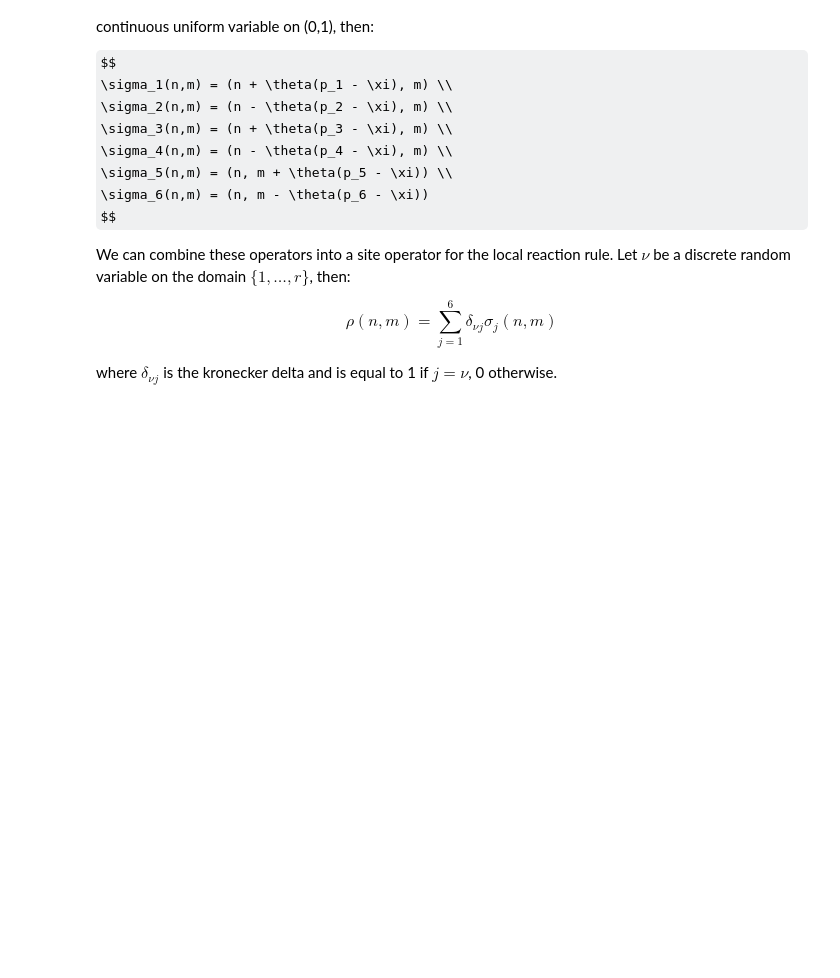
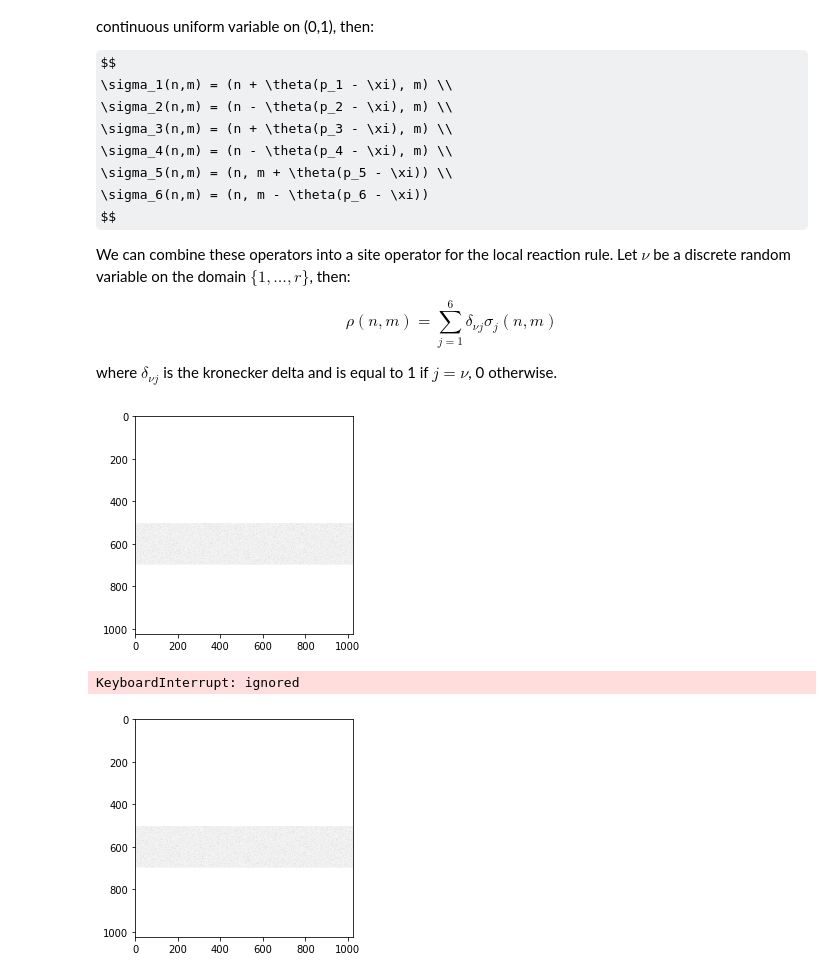
Before and after one commit to JanSchering/Thesis, a Jupyter notebook: fitzhugh_kapral.ipynb, the cells around one changed output. Drawn from its saved outputs; the diff is of its cells as text; code cells hidden in the pictures; some formulas as TeX source; blank space fills up the shorter version.

```diff
--- a/fitzhugh_kapral.ipynb
+++ b/fitzhugh_kapral.ipynb
@@ -387,20 +443,40 @@ def p6(state:t.Tensor, N:int, gamma:float, k3_star:float) -> t.Tensor:
 probability_funcs = [p1,p2,p3,p4,p5,p6]
 # %%
 def sigma(state:t.Tensor, channel:int, N:int, gamma:float, rate_coefficients: List[float]):
-  grid_dim = state[-1]
+  grid_dim = state.shape[-1]
   rate_coefficient = rate_coefficients[channel]
   reaction_prob = probability_funcs[channel](state, gamma, N, rate_coefficient)
   threshold = uniform.Uniform(0,1).sample_n(grid_dim**2).reshape(grid_dim, grid_dim)
   if channel == 0 or channel == 2:
-    state[0] = state[0] + t.heaviside(reaction_prob - threshold)
+    state[0] = state[0] + t.heaviside(reaction_prob - threshold, values=t.zeros(grid_dim, grid_dim))
   elif channel == 1 or channel == 3:
-    state[0] = state[0] - t.heaviside(reaction_prob - threshold)
+    state[0] = state[0] - t.heaviside(reaction_prob - threshold, values=t.zeros(grid_dim, grid_dim))
   elif channel == 4:
-    state[1] = state[1] + t.heaviside(reaction_prob - threshold)
+    state[1] = state[1] + t.heaviside(reaction_prob - threshold, values=t.zeros(grid_dim, grid_dim))
   elif channel == 5:
-    state[1] = state[1] - t.heaviside(reaction_prob - threshold)
+    state[1] = state[1] - t.heaviside(reaction_prob - threshold, values=t.zeros(grid_dim, grid_dim))
   return state
 # %%
 def rho(state:t.Tensor, N:int, gamma:float, rate_coefficients: List[float]):
+  channel = t.randint_like()
   channel = random.randint(0,5)
   return sigma(state, channel, N, gamma, rate_coefficients)
+# %%
+grid = t.zeros((2,1024,1024))
+grid[:,500:700] = 200
+N = 256
+gamma = 0.6
+rate_coefficients = [0.98,0.98,0.1,0.1,0.2,0.2]
+for i in tqdm(range(10_000)):
+  if i % 500 == 0:
+    display.clear_output(wait=True)
+    plt.imshow(grid[0], cmap="Greys", interpolation="nearest", vmin=0, vmax=256)
+    display.display(plt.gcf())
+  grid = rho(grid, N, gamma, rate_coefficients)
+  grid = diffuse(grid, N)
+  #display.clear_output(wait=True)
+  #time.sleep(0.02)
+# %% [output]
+[figure, added]
+KeyboardInterrupt: ignored
+[figure, added]
```
Also changed, not shown: parts of 6 cells of this notebook.
